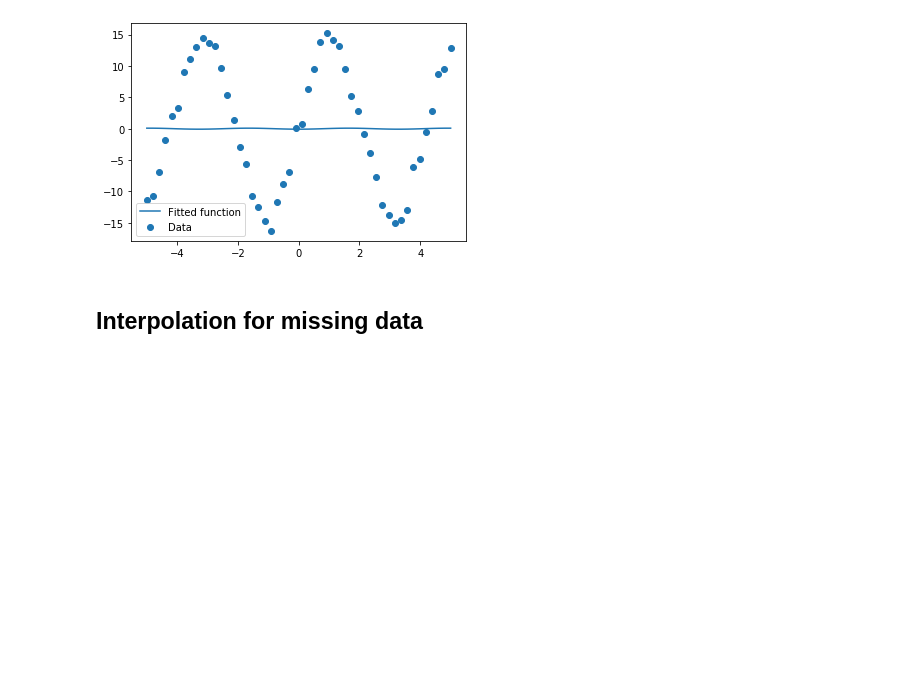
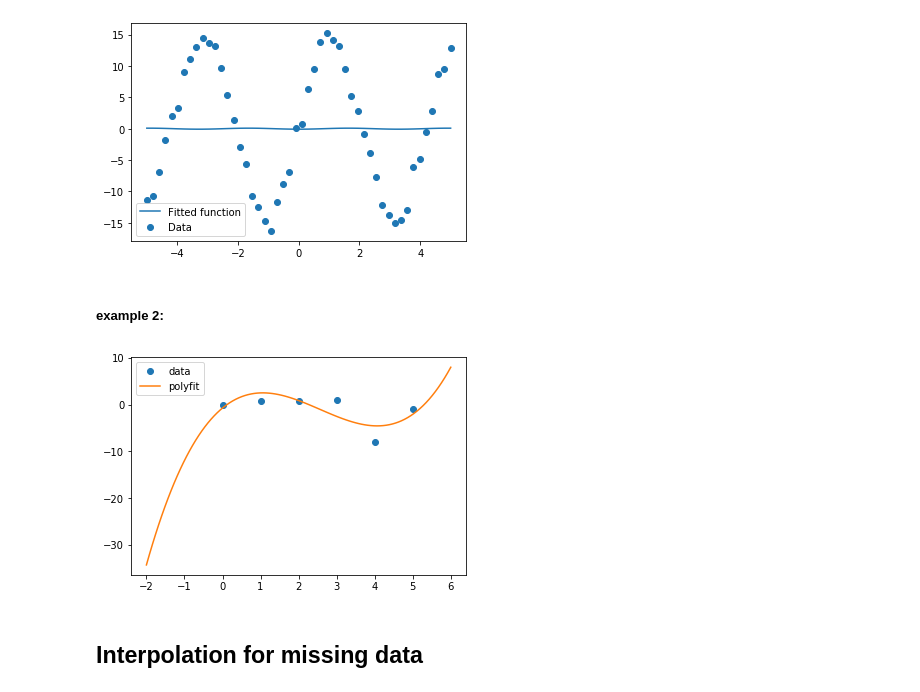
Before and after one commit to pkErbynn/data-science, a Jupyter notebook: 02-SciPy/Scipy.ipynb, the cells around one changed output. Saved outputs shown, nothing was run; the diff lists cells and outputs as text; code cells hidden in the pictures; blank space fills up the shorter version.

Commit message:
curve another take done

```diff
--- a/02-SciPy/Scipy.ipynb
+++ b/02-SciPy/Scipy.ipynb
@@ -69,6 +69,25 @@ plt.legend(loc='best')
 plt.show()
 # %% [output]
 [figure]
+# %% [markdown]
+##### example 2:
+# %%
+x_given = np.array([0., 1., 2., 3., 4., 5.])              # given data
+y_given = np.array([0, 0.8, 0.9, 1.0, -8.0, -1.0])
+
+x_p = np.linspace(-2.0, 6.0, 100)                         # x data for polyfit
+
+p3 = np.polyfit(x_given, y_given, 3)                    # cubic poly object
+
+y_p = np.polyval(p3, x_p)                                   # polyval call
+
+plt.plot(x_given,   y_given,    'o')
+plt.plot(x_p,   y_p,     '-')
+plt.legend(['data',  'polyfit'],  loc='best')
+
+plt.show()
+# %% [output]
+[figure, added]
 # %% [markdown]
 ## Interpolation for missing data
 # %% [markdown]
```
Also changed, not shown: parts of 1 cell of this notebook.
